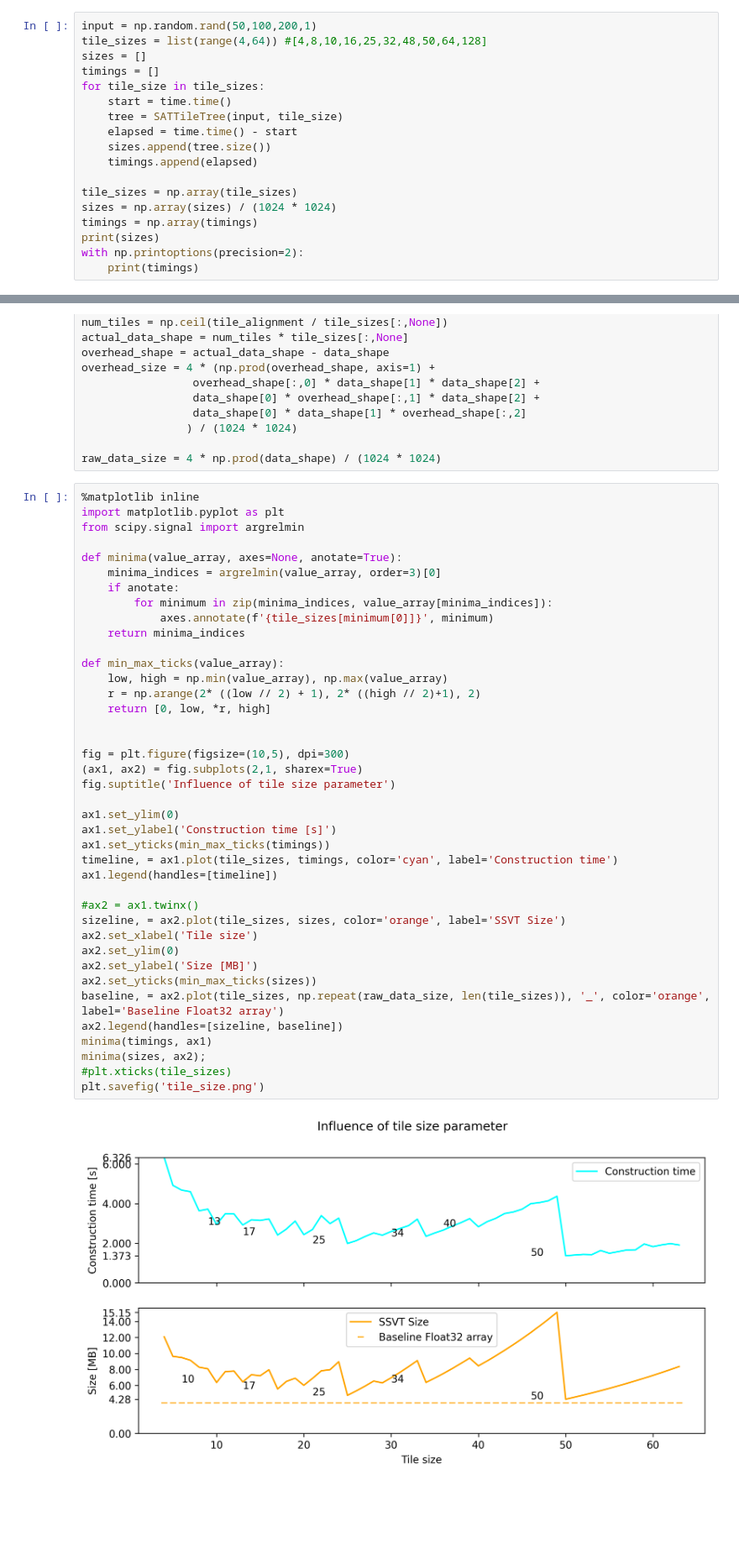
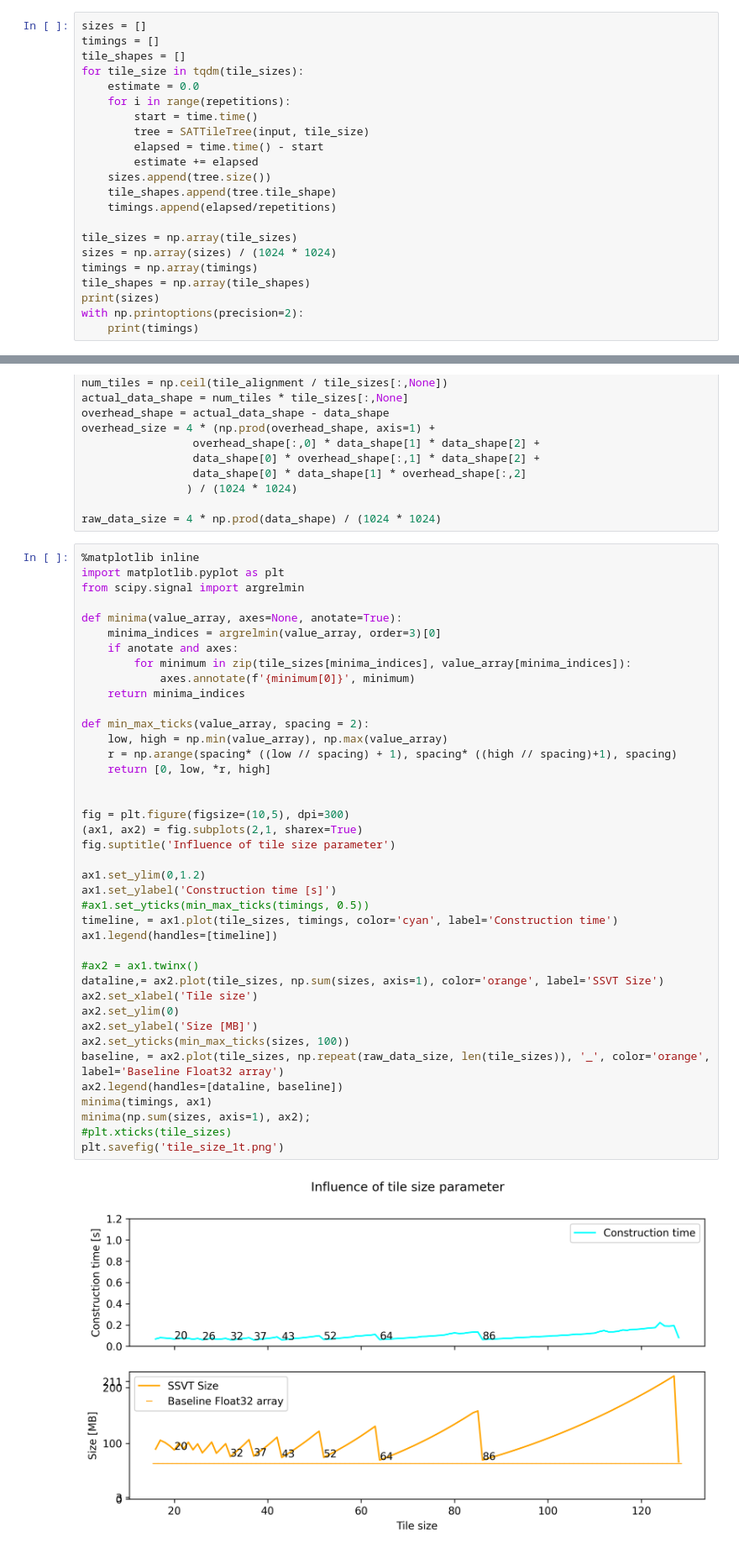
Before and after one commit to diiigle/TreeSAT, a Jupyter notebook: plot_figures.ipynb, the cells around one changed output, grey strips where cells are left out. Shown at 84% size. Cells and saved outputs as stored; diff of their text form; blank space fills up the shorter version.

```diff
--- a/plot_figures.ipynb
+++ b/plot_figures.ipynb
@@ -11,18 +20,22 @@ import time
 # %%
-input = np.random.rand(50,100,200,1)
-tile_sizes = list(range(4,64)) #[4,8,10,16,25,32,48,50,64,128]
 sizes = []
 timings = []
-for tile_size in tile_sizes:
-    start = time.time()
-    tree = SATTileTree(input, tile_size)
-    elapsed = time.time() - start
+tile_shapes = []
+for tile_size in tqdm(tile_sizes):
+    estimate = 0.0
+    for i in range(repetitions):
+        start = time.time()
+        tree = SATTileTree(input, tile_size)
+        elapsed = time.time() - start
+        estimate += elapsed
     sizes.append(tree.size())
-    timings.append(elapsed)
+    tile_shapes.append(tree.tile_shape)
+    timings.append(elapsed/repetitions)
 
 tile_sizes = np.array(tile_sizes)
 sizes = np.array(sizes) / (1024 * 1024)
 timings = np.array(timings)
+tile_shapes = np.array(tile_shapes)
 print(sizes)
 with np.printoptions(precision=2):
     print(timings)
@@ -59,45 +74,45 @@ raw_data_size = 4 * np.prod(data_shape) / (1024 * 1024)
 # %%
 %matplotlib inline
 import matplotlib.pyplot as plt
 from scipy.signal import argrelmin
 
 def minima(value_array, axes=None, anotate=True):
     minima_indices = argrelmin(value_array, order=3)[0]
-    if anotate:
-        for minimum in zip(minima_indices, value_array[minima_indices]):
-            axes.annotate(f'{tile_sizes[minimum[0]]}', minimum)
+    if anotate and axes:
+        for minimum in zip(tile_sizes[minima_indices], value_array[minima_indices]):
+            axes.annotate(f'{minimum[0]}', minimum)
     return minima_indices
 
-def min_max_ticks(value_array):
+def min_max_ticks(value_array, spacing = 2):
     low, high = np.min(value_array), np.max(value_array)
-    r = np.arange(2* ((low // 2) + 1), 2* ((high // 2)+1), 2)
+    r = np.arange(spacing* ((low // spacing) + 1), spacing* ((high // spacing)+1), spacing)
     return [0, low, *r, high]
 
 
 fig = plt.figure(figsize=(10,5), dpi=300)
 (ax1, ax2) = fig.subplots(2,1, sharex=True)
 fig.suptitle('Influence of tile size parameter')
 
-ax1.set_ylim(0)
+ax1.set_ylim(0,1.2)
 ax1.set_ylabel('Construction time [s]')
-ax1.set_yticks(min_max_ticks(timings))
+#ax1.set_yticks(min_max_ticks(timings, 0.5))
 timeline, = ax1.plot(tile_sizes, timings, color='cyan', label='Construction time')
 ax1.legend(handles=[timeline])
 
 #ax2 = ax1.twinx()
-sizeline, = ax2.plot(tile_sizes, sizes, color='orange', label='SSVT Size')
+dataline,= ax2.plot(tile_sizes, np.sum(sizes, axis=1), color='orange', label='SSVT Size')
 ax2.set_xlabel('Tile size')
 ax2.set_ylim(0)
 ax2.set_ylabel('Size [MB]')
-ax2.set_yticks(min_max_ticks(sizes))
+ax2.set_yticks(min_max_ticks(sizes, 100))
 baseline, = ax2.plot(tile_sizes, np.repeat(raw_data_size, len(tile_sizes)), '_', color='orange', label='Baseline Float32 array')
-ax2.legend(handles=[sizeline, baseline])
+ax2.legend(handles=[dataline, baseline])
 minima(timings, ax1)
-minima(sizes, ax2);
+minima(np.sum(sizes, axis=1), ax2);
 #plt.xticks(tile_sizes)
-plt.savefig('tile_size.png')
+plt.savefig('tile_size_1t.png')
 # %% [output]
-[figure, old version]
+[figure, new version]
 # %%
 fig, ax1 = plt.subplots()
 plt.plot(tile_sizes, overhead_size)
```
Also changed, not shown: parts of 7 cells of this notebook.
